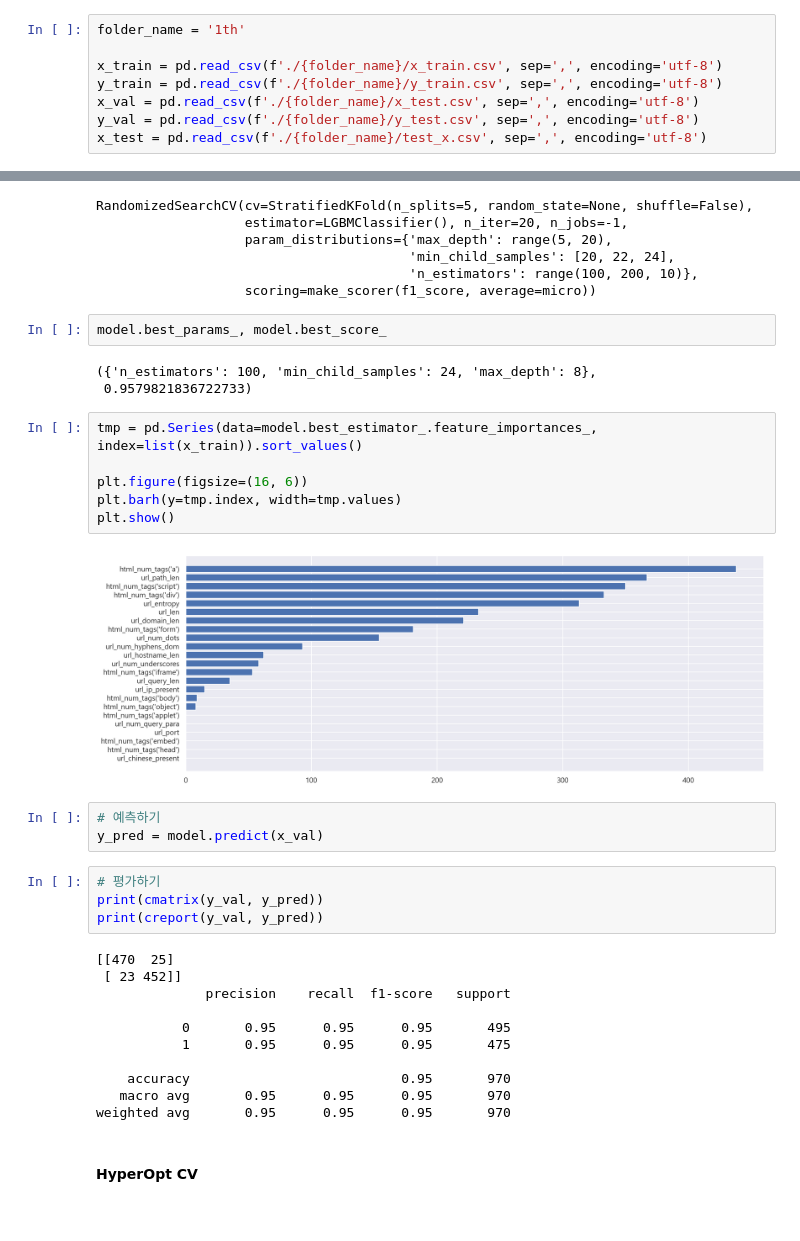
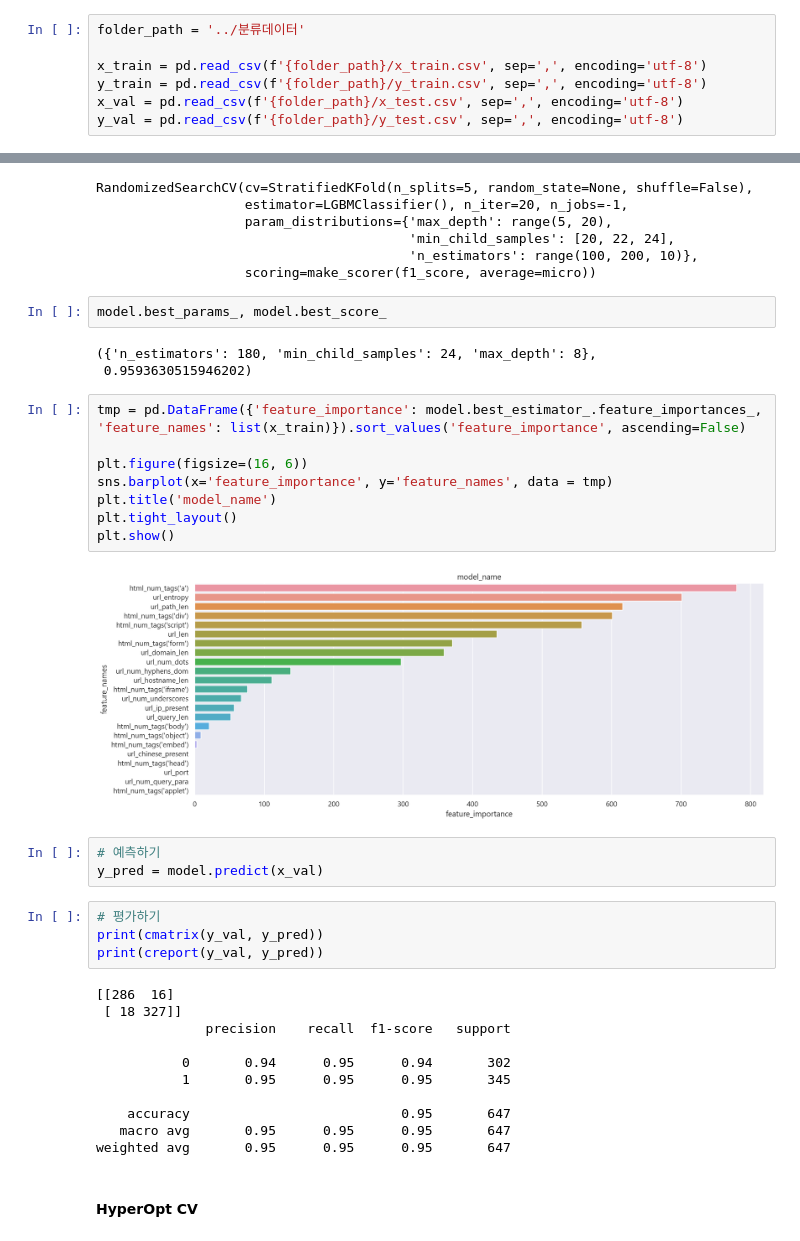
Before and after one commit to chae-zero/TWL, a Jupyter notebook: kimyoo04/머신러닝/5. ML 최적화/2. AI 모델링 최적화.ipynb, the cells around one changed output, grey strips where cells are left out. Drawn from its saved outputs; the diff is of its cells as text.

Commit message:
Study 머신러닝 (FI, PFI, PDP, SHAP, Business value, make_scorer)

```diff
--- a/kimyoo04/머신러닝/5. ML 최적화/2. AI 모델링 최적화.ipynb
+++ b/kimyoo04/머신러닝/5. ML 최적화/2. AI 모델링 최적화.ipynb
@@ -126,13 +135,12 @@ warnings.filterwarnings(action='ignore')
 # %% [markdown]
 # 데이터 로드
 # %%
-folder_name = '1th'
+folder_path = '../분류데이터'
 
-x_train = pd.read_csv(f'./{folder_name}/x_train.csv', sep=',', encoding='utf-8')
-y_train = pd.read_csv(f'./{folder_name}/y_train.csv', sep=',', encoding='utf-8')
-x_val = pd.read_csv(f'./{folder_name}/x_test.csv', sep=',', encoding='utf-8')
-y_val = pd.read_csv(f'./{folder_name}/y_test.csv', sep=',', encoding='utf-8')
-x_test = pd.read_csv(f'./{folder_name}/test_x.csv', sep=',', encoding='utf-8')
+x_train = pd.read_csv(f'{folder_path}/x_train.csv', sep=',', encoding='utf-8')
+y_train = pd.read_csv(f'{folder_path}/y_train.csv', sep=',', encoding='utf-8')
+x_val = pd.read_csv(f'{folder_path}/x_test.csv', sep=',', encoding='utf-8')
+y_val = pd.read_csv(f'{folder_path}/y_test.csv', sep=',', encoding='utf-8')
 # %% [markdown]
 # AI 모델링 최적화
 - 회귀 KFold(n_splits=5, random_state=1)
@@ -216,16 +224,18 @@ RandomizedSearchCV(cv=StratifiedKFold(n_splits=5, random_state=None, shuffle=Fal
 # %%
 model.best_params_, model.best_score_
 # %% [output]
-({'n_estimators': 100, 'min_child_samples': 24, 'max_depth': 8},
- 0.9579821836722733)
+({'n_estimators': 180, 'min_child_samples': 24, 'max_depth': 8},
+ 0.9593630515946202)
 # %%
-tmp = pd.Series(data=model.best_estimator_.feature_importances_, index=list(x_train)).sort_values()
+tmp = pd.DataFrame({'feature_importance': model.best_estimator_.feature_importances_, 'feature_names': list(x_train)}).sort_values('feature_importance', ascending=False)
 
 plt.figure(figsize=(16, 6))
-plt.barh(y=tmp.index, width=tmp.values)
+sns.barplot(x='feature_importance', y='feature_names', data = tmp)
+plt.title('model_name')
+plt.tight_layout()
 plt.show()
 # %% [output]
-[figure, old version]
+[figure, new version]
 # %%
 # 예측하기
 y_pred = model.predict(x_val)
@@ -234,15 +244,15 @@ y_pred = model.predict(x_val)
 print(cmatrix(y_val, y_pred))
 print(creport(y_val, y_pred))
 # %% [output]
-[[470  25]
- [ 23 452]]
+[[286  16]
+ [ 18 327]]
               precision    recall  f1-score   support
 
-           0       0.95      0.95      0.95       495
-           1       0.95      0.95      0.95       475
+           0       0.94      0.95      0.94       302
+           1       0.95      0.95      0.95       345
 
-    accuracy                           0.95       970
-   macro avg       0.95      0.95      0.95       970
-weighted avg       0.95      0.95      0.95       970
+    accuracy                           0.95       647
+   macro avg       0.95      0.95      0.95       647
+weighted avg       0.95      0.95      0.95       647
 # %% [markdown]
 #### HyperOpt CV
```
Also changed, not shown: parts of 27 cells of this notebook, 11 other files.
